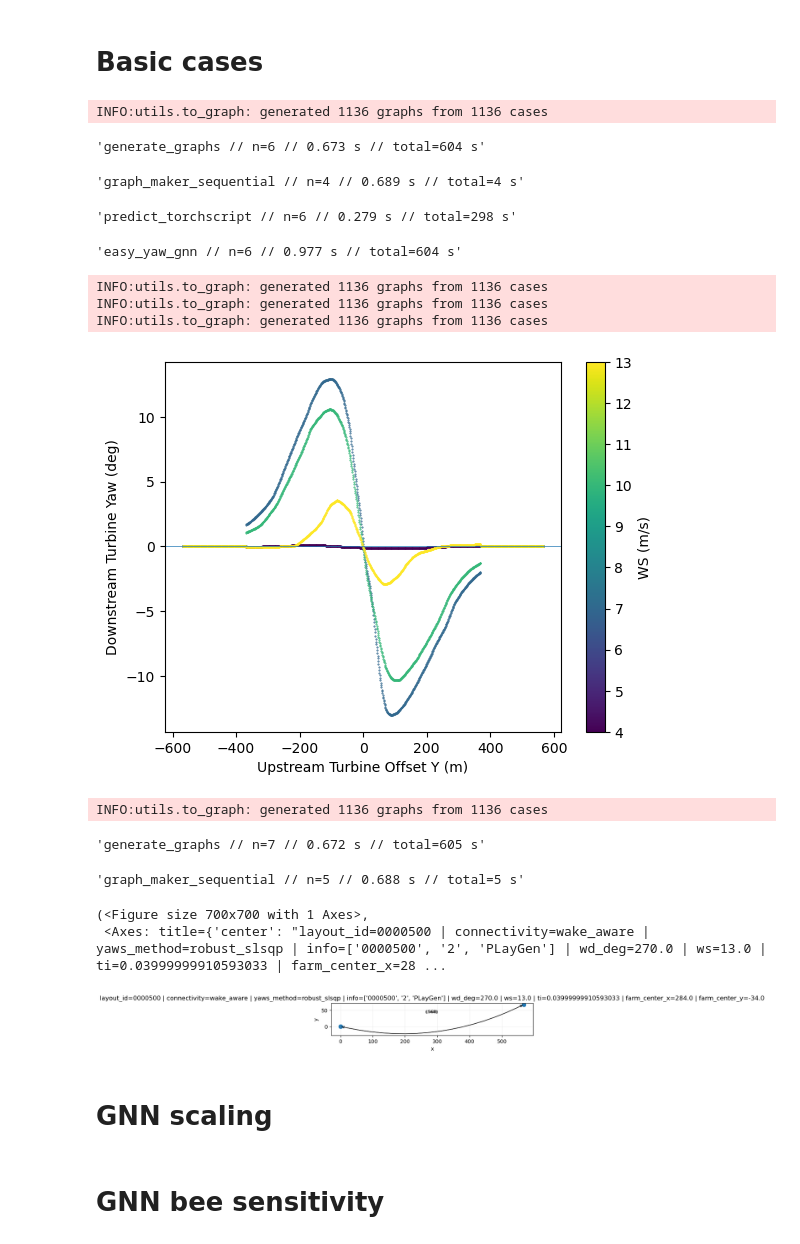
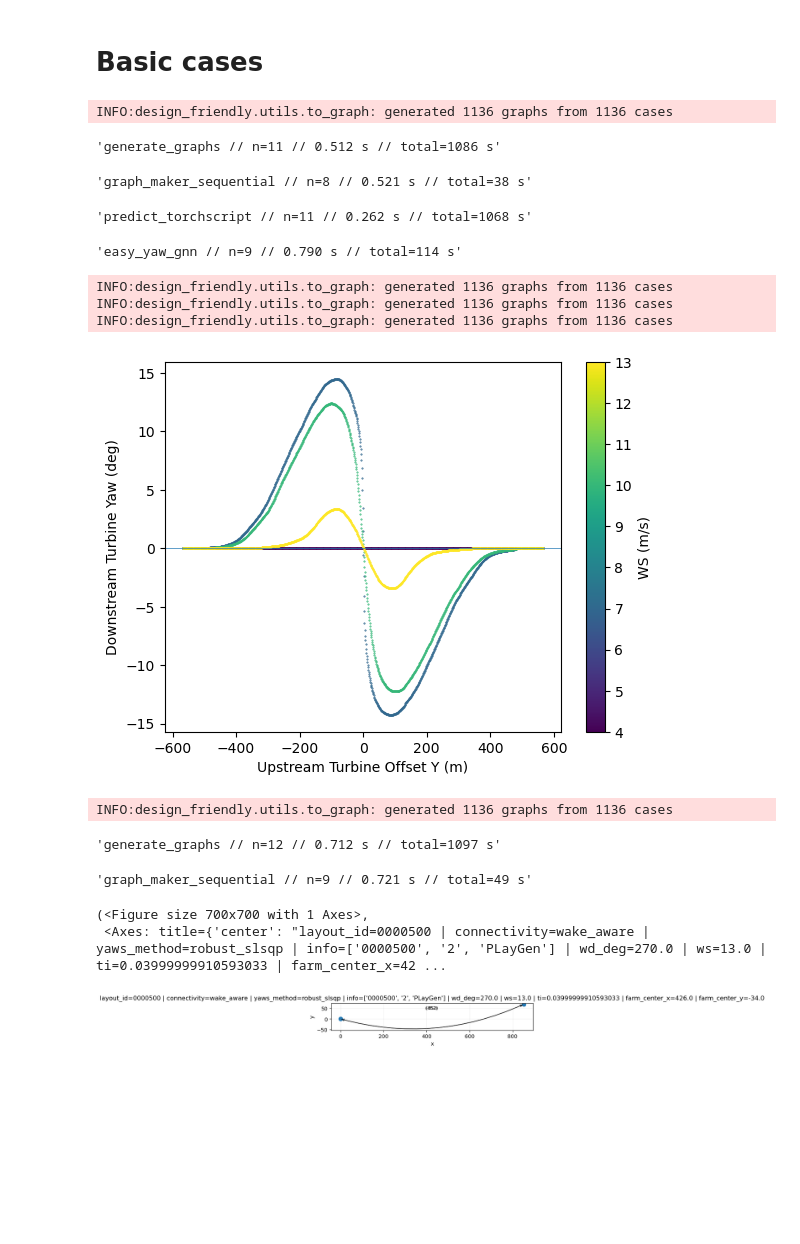
Before and after one commit to DTUWindEnergy/Design-Friendly-Control, a Jupyter notebook: design_friendly/easy.ipynb, the cells around one changed output. Cells and saved outputs as stored; diff of their text form; code cells hidden in the pictures; blank space fills up the shorter version.

```diff
--- a/design_friendly/easy.ipynb
+++ b/design_friendly/easy.ipynb
@@ -4,22 +4,23 @@
 # %%
 # case
 import numpy as np
-from utils.iea22s import IEA22s
-from utils.sites import Hornsrev1Site
+from design_friendly.utils.iea22s import IEA22s
+from design_friendly.utils.sites import Hornsrev1Site
 
 # this is a smoother version of PyWake IEA22 that works better with wake steering optimization
 wt = IEA22s()
-wds = np.arange(0, 360, 0.5)
-wss = np.arange(3, 25, 0.5)
-(x, y), site = Hornsrev1Site(
+wds = np.arange(0, 360, 2)
+wss = np.arange(3, 25, 2)
+x, y, site = Hornsrev1Site(
     scale_D=wt.diameter()  # scale up the layout based on turbine diameter ratio
 )
 TI = 0.04  # site.local_wind().TI_ilk.ravel()s
-n_threads = 32
+n_threads = 4
+batch_size = 512
 # %%
 # predict LUT
-from utils.easy import easy_yaw_gnn
+from design_friendly.utils.easy import easy_yaw_gnn
 
 # work with ~PyWake-style inputs
-yaws = easy_yaw_gnn(x, y, wd=wds, ws=wss, TI=TI, num_threads=n_threads, batch_size=8192)
+yaws = easy_yaw_gnn(x, y, wd=wds, ws=wss, TI=TI, num_threads=n_threads, batch_size=batch_size)
 # %% [output]
@@ -135,14 +140,14 @@ plt.show()
 # Basic cases
 # %%
 # case
-import numpy as np
+# import numpy as np
 
 TI = np.atleast_1d(0.04)
-n_threads = 1
+# n_threads = 2
 D = 284
 wd_ = 270
 ws_ = 7
-X = np.array([0, D * 2])
+X = np.array([0, D * 3])
 Y = np.array([0, 0])
 
 wtup_Y_offset = np.arange(-2 * D, 2 * D, 1)
@@ -157,49 +162,49 @@ wds = np.full(n_cases, wd_)
 TIs = np.full(n_cases, TI)
 # %%
 from matplotlib.colors import Normalize
-from utils.easy import easy_yaw_gnn
+from design_friendly.utils.easy import easy_yaw_gnn
 
 ws_sweep = np.arange(4, 15, 3)  # m/s
 fig, ax = plt.subplots()
 cmap = plt.get_cmap("viridis")
 norm = Normalize(vmin=min(ws_sweep), vmax=max(ws_sweep))
 
 for ws_sw in ws_sweep:
     wss_ = np.full(n_cases, ws_sw)
     yaws = easy_yaw_gnn(
         Xs,
         Ys,
         wd=wds,
         ws=wss_,
         TI=TIs,
         num_threads=n_threads,
-        batch_size=2048,
+        batch_size=batch_size,
         sequential=True,
     )
     c = cmap(norm(ws_sw))
     ax.scatter(wtup_Y_offset, yaws[:, 0], s=0.2, color=c)  # upstream
     # ax.scatter(wtup_Y_offset, yaws[:, 1], s=1, color=c, alpha=0.5)  # downstream
 
 ax.set_xlabel("Upstream Turbine Offset Y (m)")
 ax.set_ylabel("Downstream Turbine Yaw (deg)")
 ax.axhline(0, lw=0.5)
 sm = plt.cm.ScalarMappable(norm=norm, cmap=cmap)
 sm.set_array([])
 plt.colorbar(sm, ax=ax, label="WS (m/s)")
 plt.show()
 # %% [output]
-INFO:utils.to_graph: generated 1136 graphs from 1136 cases
+INFO:design_friendly.utils.to_graph: generated 1136 graphs from 1136 cases
-'generate_graphs // n=6 // 0.673 s // total=604 s'
+'generate_graphs // n=11 // 0.512 s // total=1086 s'
-'graph_maker_sequential // n=4 // 0.689 s // total=4 s'
+'graph_maker_sequential // n=8 // 0.521 s // total=38 s'
-'predict_torchscript // n=6 // 0.279 s // total=298 s'
+'predict_torchscript // n=11 // 0.262 s // total=1068 s'
-'easy_yaw_gnn // n=6 // 0.977 s // total=604 s'
+'easy_yaw_gnn // n=9 // 0.790 s // total=114 s'
-INFO:utils.to_graph: generated 1136 graphs from 1136 cases
-INFO:utils.to_graph: generated 1136 graphs from 1136 cases
-INFO:utils.to_graph: generated 1136 graphs from 1136 cases
+INFO:design_friendly.utils.to_graph: generated 1136 graphs from 1136 cases
+INFO:design_friendly.utils.to_graph: generated 1136 graphs from 1136 cases
+INFO:design_friendly.utils.to_graph: generated 1136 graphs from 1136 cases
-[figure, old version]
+[figure, new version]
 # %%
-from utils.plot_utils import plot_turbine_graph
-from utils.to_graph import graph_maker_sequential
+from design_friendly.utils.plot_utils import plot_turbine_graph
+from design_friendly.utils.to_graph import graph_maker_sequential
 
 graphs = graph_maker_sequential(
     Xs,
@@ -211,16 +216,12 @@ graphs = graph_maker_sequential(
     connectivity="wake_aware",
 )
 # %% [output]
-INFO:utils.to_graph: generated 1136 graphs from 1136 cases
+INFO:design_friendly.utils.to_graph: generated 1136 graphs from 1136 cases
-'generate_graphs // n=7 // 0.672 s // total=605 s'
+'generate_graphs // n=12 // 0.712 s // total=1097 s'
-'graph_maker_sequential // n=5 // 0.688 s // total=5 s'
+'graph_maker_sequential // n=9 // 0.721 s // total=49 s'
 # %%
 plot_turbine_graph(graphs[500])
 # %% [output]
 (<Figure size 700x700 with 1 Axes>,
- <Axes: title={'center': "layout_id=0000500 | connectivity=wake_aware | yaws_method=robust_slsqp | info=['0000500', '2', 'PLayGen'] | wd_deg=270.0 | ws=13.0 | ti=0.03999999910593033 | farm_center_x=28 ...
+ <Axes: title={'center': "layout_id=0000500 | connectivity=wake_aware | yaws_method=robust_slsqp | info=['0000500', '2', 'PLayGen'] | wd_deg=270.0 | ws=13.0 | ti=0.03999999910593033 | farm_center_x=42 ...
-[figure, old version]
+[figure, new version]
-# %% [markdown]
-# GNN scaling
-# %% [markdown]
-# GNN bee sensitivity
```
Also changed, not shown: parts of 5 cells of this notebook, 4 other files.
